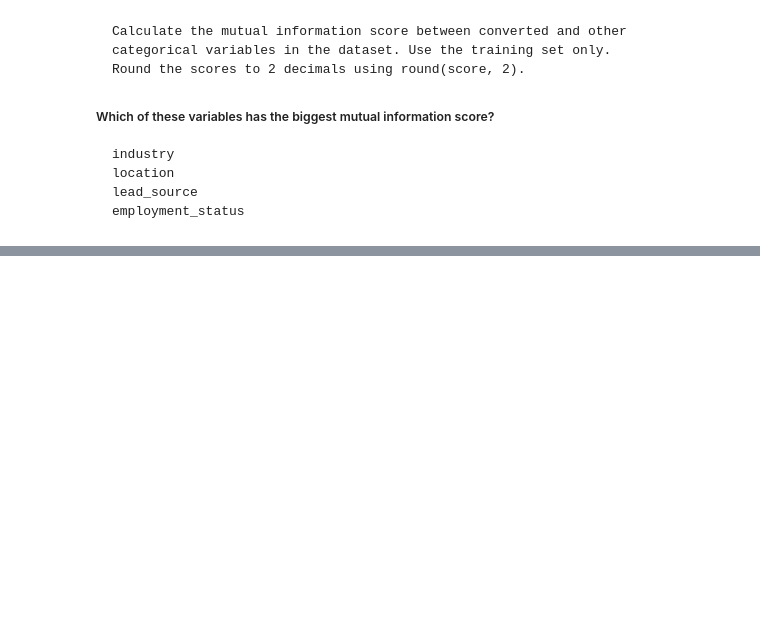
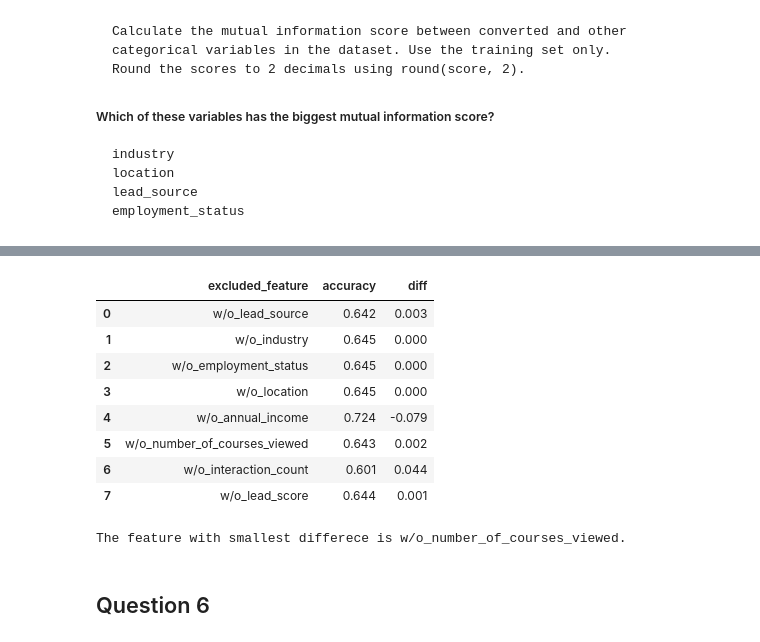
Before and after one commit to AdisaYunusa/ml-zoomcamp, a Jupyter notebook: 03-classification/Homework 3.ipynb, the cells around one changed output, grey strips where cells are left out. Drawn from its saved outputs; the diff is of its cells as text; code cells hidden in the pictures; blank space fills up the shorter version.

```diff
--- a/03-classification/Homework 3.ipynb
+++ b/03-classification/Homework 3.ipynb
@@ -188,0 +299,3 @@ del df_val['converted']
+# %%
+df_train_columns = list(df_train.dtypes.index)
+df_train_columns
@@ -188,0 +311,20 @@ del df_val['converted']
+# %%
+def feature_elimination(df_train, df_val, y_train, y_val, columns):
+    accuracy_dict = {}
+    for col in columns:
+        df_train_temp = df_train.drop(columns=[col])
+        df_val_temp = df_val.drop(columns=[col])
+
+        X_train, dv = one_hot_encoding(df_train_temp)
+        model = model_train(X_train, y_train)
+
+        X_val, _ = one_hot_encoding(df_val_temp, dv)
+        y_pred, accuracy = model_predict(model, X_val, y_val, verbose=False)
+        print()
+        print(f"The accuracy of validation dataset without feature '{col}' : {accuracy}")
+        print()
+        accuracy_dict[f'w/o_{col}'] = accuracy
+
+    return accuracy_dict
+# %%
+accuracy_dict = feature_elimination(df_train, df_val, y_train, y_val, df_train_columns)
@@ -188,0 +353,4 @@ del df_val['converted']
+# %%
+df_accuracy = pd.DataFrame(accuracy_dict.items(), columns=['excluded_feature', 'accuracy'])
+
+df_accuracy
@@ -188,0 +367,30 @@ del df_val['converted']
+# %%
+df_accuracy['diff'] = accuracy - df_accuracy['accuracy']
+
+df_accuracy
+# %% [output]
+|  | excluded_feature | accuracy | diff |
+| 0 | w/o_lead_source | 0.642 | 0.003 |
+| 1 | w/o_industry | 0.645 | 0.000 |
+| 2 | w/o_employment_status | 0.645 | 0.000 |
+| 3 | w/o_location | 0.645 | 0.000 |
+| 4 | w/o_annual_income | 0.724 | -0.079 |
+| 5 | w/o_number_of_courses_viewed | 0.643 | 0.002 |
+| 6 | w/o_interaction_count | 0.601 | 0.044 |
+| 7 | w/o_lead_score | 0.644 | 0.001 |
+# %%
+smallest_diff = df_accuracy[
+    df_accuracy['excluded_feature'].isin([
+        'w/o_lead_source', 'w/o_number_of_courses_viewed', 'w/o_interaction_count'
+    ])
+]
+
+
+
+smallest_diff_answer = smallest_diff.loc[smallest_diff['diff'].idxmin(), 'excluded_feature']
+
+print(f"The feature with smallest differece is {smallest_diff_answer}.")
+# %% [output]
+The feature with smallest differece is w/o_number_of_courses_viewed.
+# %% [markdown]
+## Question 6
```
Also changed, not shown: parts of 27 cells of this notebook.
